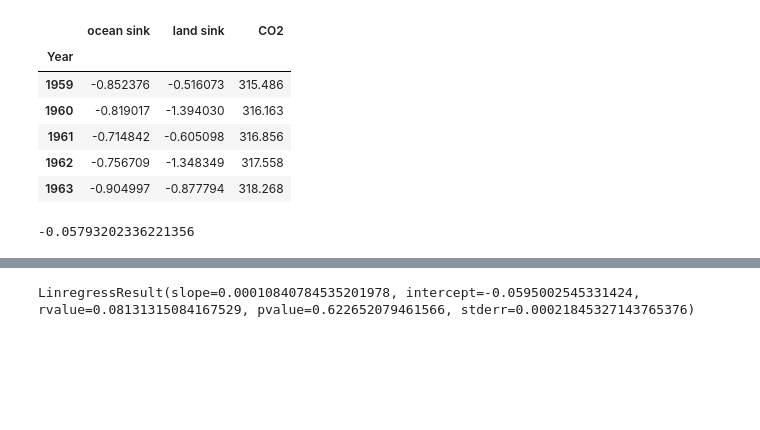
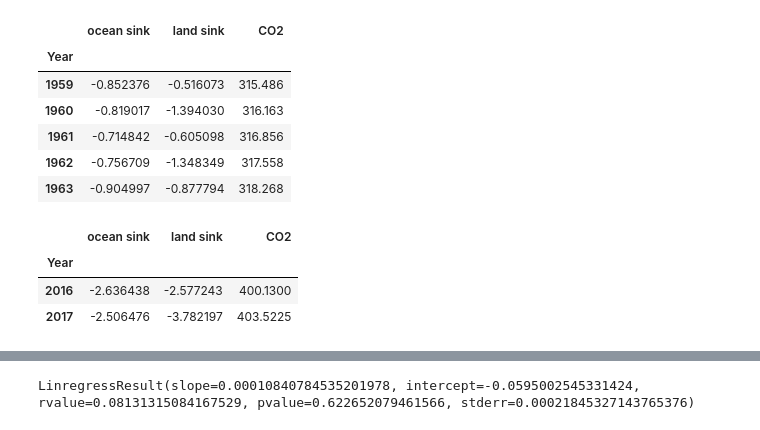
Before and after one commit to rursino/carbon-cycle-feedbacks, a Jupyter notebook: Peylin_flux/Notebooks/CO2_reg.ipynb, the cells around one changed output, grey strips where cells are left out. Drawn from its saved outputs; the diff is of its cells as text; code cells hidden in the pictures; blank space fills up the shorter version.

Commit message:
Continue on co2 windows, must get rolling windows

```diff
--- a/Peylin_flux/Notebooks/CO2_reg.ipynb
+++ b/Peylin_flux/Notebooks/CO2_reg.ipynb
@@ -81,5 +81,7 @@ def co2_window(ds, window=20):
             indices.append(index)
             next_val = CO2.values.squeeze()[index]+window
 
+    indices.append(len(ds))
+
     return indices
 # %%
@@ -97,11 +99,15 @@ df.head()
 | 1962 | -0.756709 | -1.348349 | 317.558 |
 | 1963 | -0.904997 | -0.877794 | 318.268 |
 # %%
-first, second = co2_window(df.CO2, window=20)[0], co2_window(df.CO2, window=20)[1]
+first, second = co2_window(df.CO2, window=20)[-2], co2_window(df.CO2, window=20)[-1]
 ds = df.iloc[first:second+1]
-stats.linregress(ds.CO2, ds['land sink'])[0]
+ds
+# stats.linregress(ds.CO2, ds['land sink'])[0]
 # %% [output]
--0.05793202336221356
+|  | ocean sink | land sink | CO2 |
+| Year |  |  |  |
+| 2016 | -2.636438 | -2.577243 | 400.1300 |
+| 2017 | -2.506476 | -3.782197 | 403.5225 |
 # %%
 def rolling_trend_co2(data, sink='land sink', window=20, r_plot=False):
 
```
Also changed, not shown: parts of 4 cells of this notebook.
